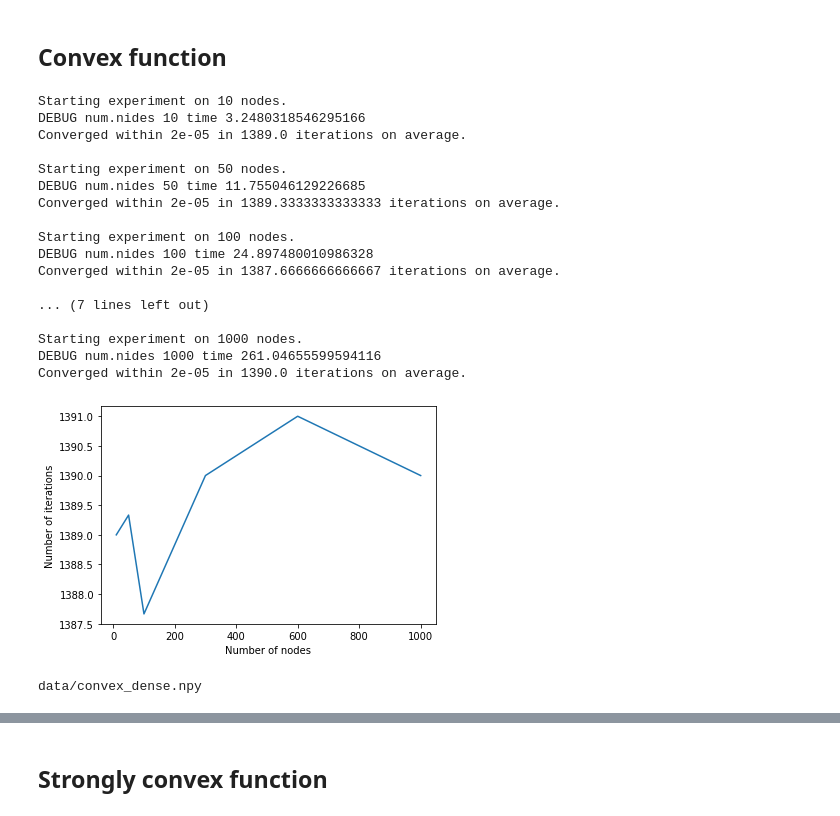
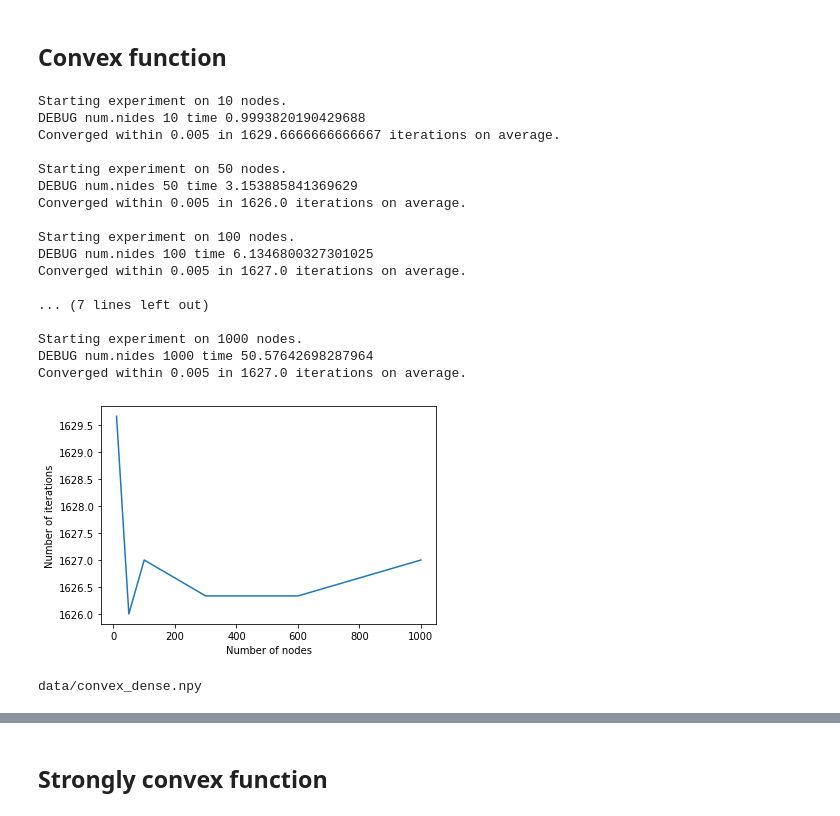
Before and after one commit to Katerina5649/OptML, a Jupyter notebook: experiments.ipynb, the cells around one changed output, grey strips where cells are left out. Saved outputs shown, nothing was run; the diff lists cells and outputs as text; code cells hidden in the pictures.

```diff
--- a/experiments.ipynb
+++ b/experiments.ipynb
@@ -16,7 +16,7 @@ def decentralizedSGD(x0, lr, max_iter, eps, W, oracle):
 
     errors = []
 
-    x_star, _ = oracle.getMin()
+    x_star, f_star = oracle.getMin()
 
     while (itr < max_iter) and (error > eps):
 
@@ -303,37 +303,37 @@ data/nonconvex_centralized.npy
 func_type = "convex"
 # %%
 topology = "dense"
-lr = 1e-2
-threshold = 2e-5
+lr = 1e-1
+threshold = 5e-3
 
 means, results = experiment(num_nodes, n_params, topology, func_type, max_iter, lr, threshold, number_exp)
 
 plotIter(num_nodes, means)
 
 filename = save_folder + func_type.replace(" ", "") + "_" + topology + ".npy"
 print(filename)
 
 with open(filename, 'wb') as f:
     np.save(f, results)
 # %% [output]
 Starting experiment on 10 nodes.
-DEBUG num.nides 10 time 3.2480318546295166
-Converged within 2e-05 in 1389.0 iterations on average.
+DEBUG num.nides 10 time 0.9993820190429688
+Converged within 0.005 in 1629.6666666666667 iterations on average.
 
 Starting experiment on 50 nodes.
-DEBUG num.nides 50 time 11.755046129226685
-Converged within 2e-05 in 1389.3333333333333 iterations on average.
+DEBUG num.nides 50 time 3.153885841369629
+Converged within 0.005 in 1626.0 iterations on average.
 
 Starting experiment on 100 nodes.
-DEBUG num.nides 100 time 24.897480010986328
-Converged within 2e-05 in 1387.6666666666667 iterations on average.
+DEBUG num.nides 100 time 6.1346800327301025
+Converged within 0.005 in 1627.0 iterations on average.
 
 ... (7 lines left out)
 
 Starting experiment on 1000 nodes.
-DEBUG num.nides 1000 time 261.04655599594116
-Converged within 2e-05 in 1390.0 iterations on average.
+DEBUG num.nides 1000 time 50.57642698287964
+Converged within 0.005 in 1627.0 iterations on average.
-[figure, old version]
+[figure, new version]
 data/convex_dense.npy
 # %%
 topology = "ring"
```
Also changed, not shown: parts of 7 cells of this notebook, 7 other files.
